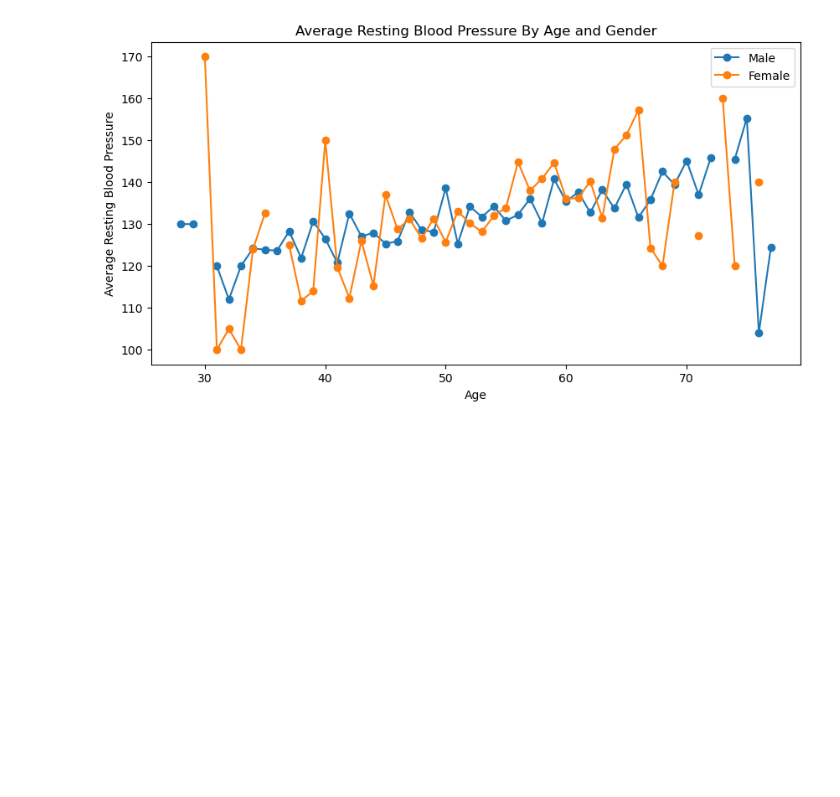
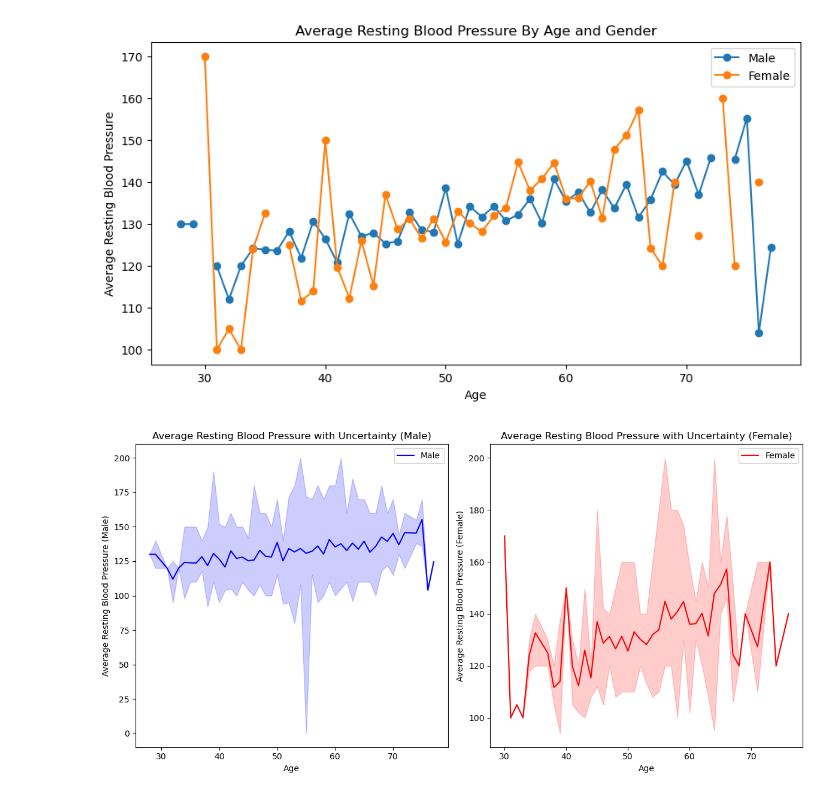
Before and after one commit to jKm00/master-courses, a Jupyter notebook: TDT4259-applied-data-science/individual-assignment/heart-failure-dataset.ipynb, the cells around one changed output. Drawn from its saved outputs; the diff is of its cells as text; code cells hidden in the pictures; blank space fills up the shorter version.

Commit message:
tdt4259: more data visualization

```diff
--- a/TDT4259-applied-data-science/individual-assignment/heart-failure-dataset.ipynb
+++ b/TDT4259-applied-data-science/individual-assignment/heart-failure-dataset.ipynb
@@ -61,3 +61,38 @@ plt.legend()
 plt.show()
 # %% [output]
 [figure]
+# %%
+
+# Group the data by 'Age' and 'Sex' and calculate the mean, min, and max resting blood pressure
+grouped_data = df.groupby(['Age', 'Sex'])['RestingBP'].agg(['mean', 'min', 'max']).reset_index()
+
+# Create individual line charts for males and females
+plt.figure(figsize=(12, 6))
+
+# Plot the average resting blood pressure for males with error bands
+plt.subplot(1, 2, 1)
+male_data = grouped_data[grouped_data['Sex'] == 'M']
+plt.plot(male_data['Age'], male_data['mean'], label='Male', color='blue')
+plt.fill_between(male_data['Age'], male_data['min'], male_data['max'], alpha=0.2, color='blue')
+plt.xlabel('Age')
+plt.ylabel('Average Resting Blood Pressure (Male)')
+plt.title('Average Resting Blood Pressure with Uncertainty (Male)')
+plt.legend()
+
+# Plot the average resting blood pressure for females with error bands
+plt.subplot(1, 2, 2)
+female_data = grouped_data[grouped_data['Sex'] == 'F']
+plt.plot(female_data['Age'], female_data['mean'], label='Female', color='red')
+plt.fill_between(female_data['Age'], female_data['min'], female_data['max'], alpha=0.2, color='red')
+plt.xlabel('Age')
+plt.ylabel('Average Resting Blood Pressure (Female)')
+plt.title('Average Resting Blood Pressure with Uncertainty (Female)')
+plt.legend()
+
+# Adjust layout
+plt.tight_layout()
+
+# Show the plots
+plt.show()
+# %% [output]
+[figure, added]
```
Also changed, not shown: parts of 2 cells of this notebook.
